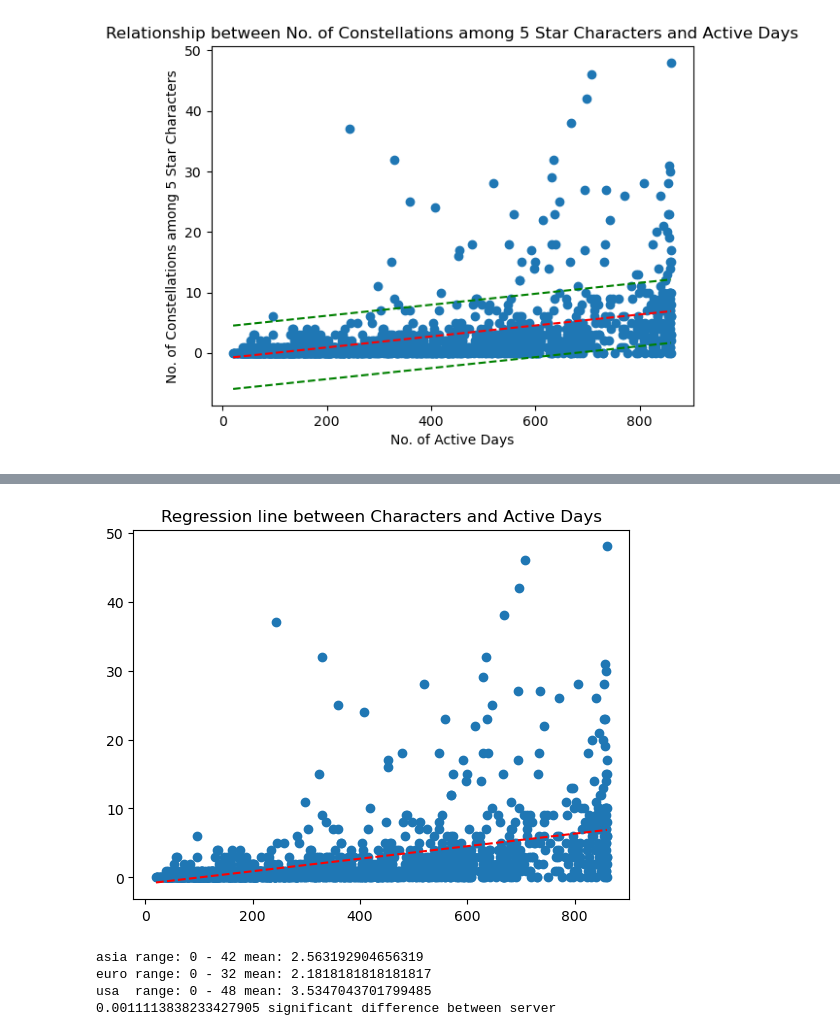
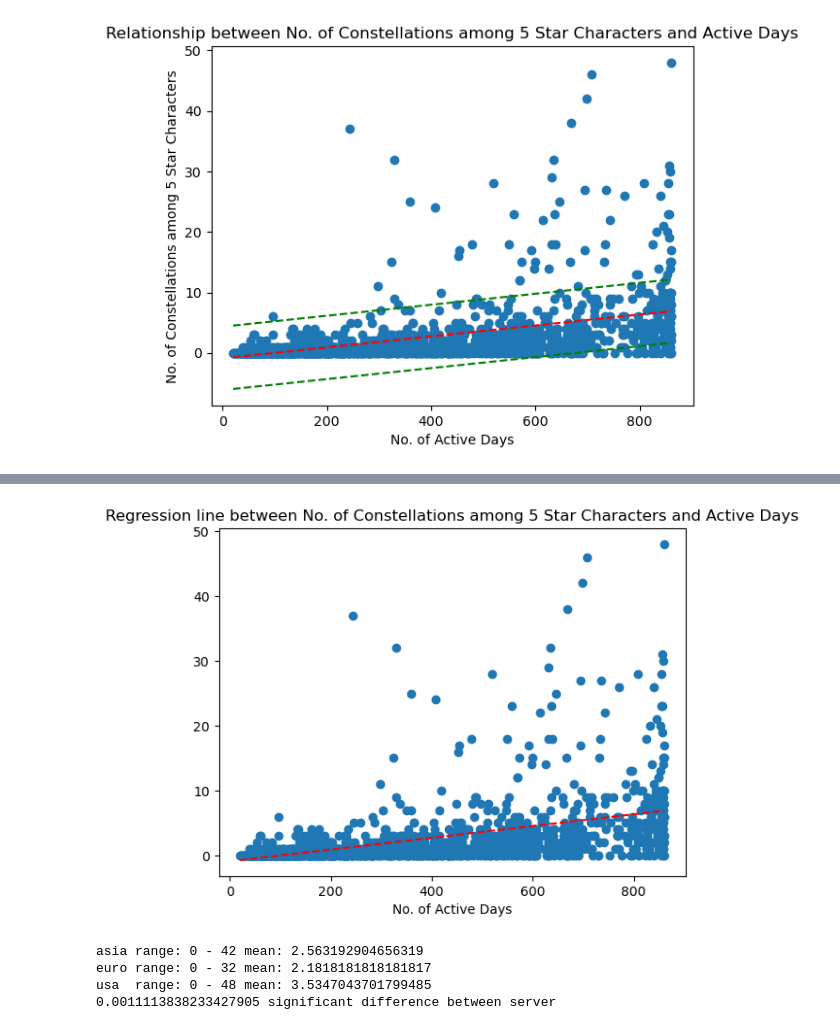
Before and after one commit to jasonchuangkw/project_genshin, a Jupyter notebook: codes/eda_and_analysis.ipynb, the cells around one changed output, grey strips where cells are left out. Saved outputs shown, nothing was run; the diff lists cells and outputs as text; code cells hidden in the pictures.

```diff
--- a/codes/eda_and_analysis.ipynb
+++ b/codes/eda_and_analysis.ipynb
@@ -853,7 +854,8 @@ print(results.summary())
 
 plt.scatter(df.days_active, y_sm, label='data')
 plt.plot(x,ypred,"r--")
-plt.title("Regression line between Characters and Active Days")
+plt.title("Regression line between No. of Constellations among 5 Star Characters and Active Days")
+plt.xlabel("No. of Active Days")
 plt.show()
 # %% [output]
                               OLS Regression Results
@@ -866,14 +868,14 @@ Time:                           16:34:41   Log-Likelihood:                -3566.
 No. Observations:                   1203   AIC:                             7138.
 Df Residuals:                       1201   BIC:                             7148.
 Df Model:                              1
 Covariance Type:               nonrobust
 ===============================================================================
 ... (9 lines left out)
 ==============================================================================
 
 Notes:
 [1] Standard Errors assume that the covariance matrix of the errors is correctly specified.
-[figure, old version]
+[figure, new version]
 # %%
 asia_list = df[df['server'] == 'asia'].total_5_constellation.tolist()
 euro_list = df[df['server'] == 'euro'].total_5_constellation.tolist()
```
Also changed, not shown: parts of 46 cells of this notebook, 1 other file.
